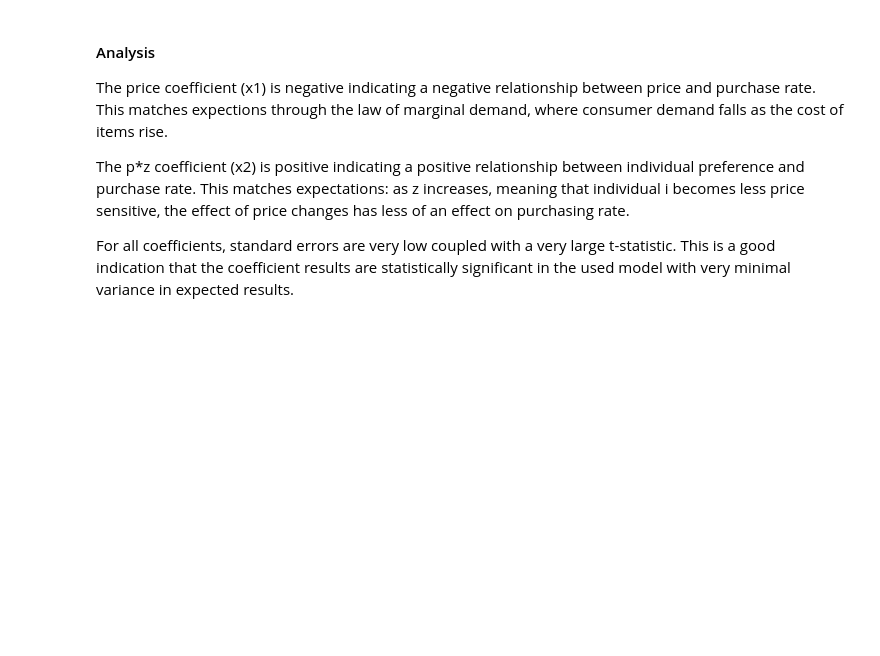
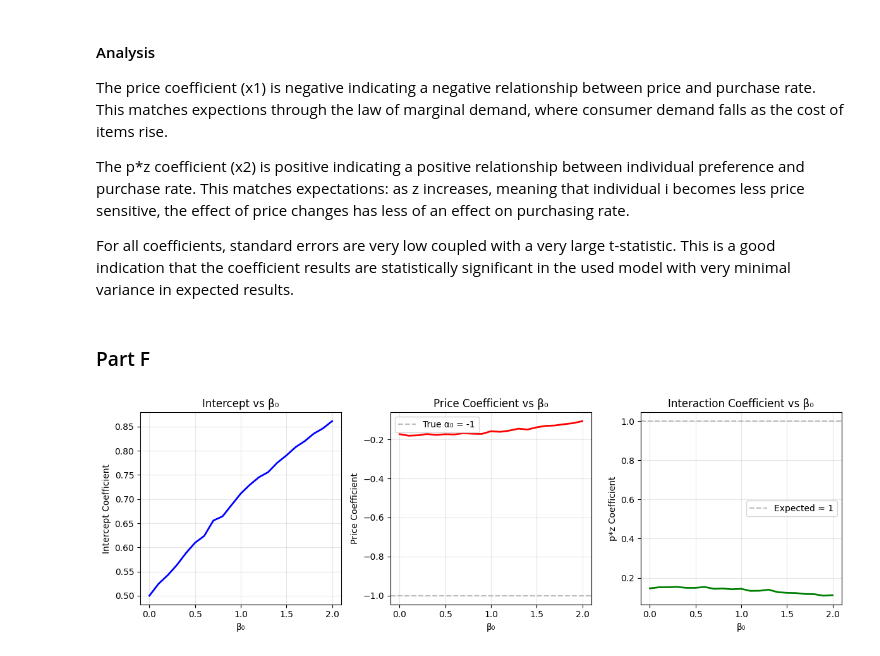
Before and after one commit to 3venthatguy/Coursework-OSU, a Jupyter notebook: ECON_5420/PS4/PS4_4.ipynb, the cells around one changed output. Cells and saved outputs as stored; diff of their text form; code cells hidden in the pictures; blank space fills up the shorter version.

```diff
--- a/ECON_5420/PS4/PS4_4.ipynb
+++ b/ECON_5420/PS4/PS4_4.ipynb
@@ -194,3 +195,54 @@ The price coefficient (x1) is negative indicating a negative relationship betwee
 The p*z coefficient (x2) is positive indicating a positive relationship between individual preference and purchase rate. This matches expectations: as z increases, meaning that individual i becomes less price sensitive, the effect of price changes has less of an effect on purchasing rate.
 
 For all coefficients, standard errors are very low coupled with a very large t-statistic. This is a good indication that the coefficient results are statistically significant in the used model with very minimal variance in expected results.
+# %% [markdown]
+### Part F
+# %%
+N = 10000
+beta_0_values = np.arange(0, 2.1, 0.1)
+
+int_coef = []
+p_coef = []
+pz_coef = []
+
+for beta_0 in beta_0_values:
+    Y, D, u = generate_data(N, beta_0)
+    X = np.column_stack([np.ones(N), D[:, 1], D[:, 1] * D[:, 2]])
+
+    coefficients = sm.OLS(Y, X).fit().params
+
+    int_coef.append(coefficients[0])
+    p_coef.append(coefficients[1])
+    pz_coef.append(coefficients[2])
+# %%
+plt.figure(figsize=(12, 4))
+
+plt.subplot(1, 3, 1)
+plt.plot(beta_0_values, int_coef, 'b-', linewidth=2)
+plt.xlabel('β₀')
+plt.ylabel('Intercept Coefficient')
+plt.title('Intercept vs β₀')
+plt.grid(True, alpha=0.3)
+
+plt.subplot(1, 3, 2)
+plt.plot(beta_0_values, p_coef, 'r-', linewidth=2)
+plt.axhline(y=-1, color='gray', linestyle='--', alpha=0.5, label='True α₀ = -1')
+plt.xlabel('β₀')
+plt.ylabel('Price Coefficient')
+plt.title('Price Coefficient vs β₀')
+plt.legend()
+plt.grid(True, alpha=0.3)
+
+plt.subplot(1, 3, 3)
+plt.plot(beta_0_values, pz_coef, 'g-', linewidth=2)
+plt.axhline(y=1, color='gray', linestyle='--', alpha=0.5, label='Expected ≈ 1')
+plt.xlabel('β₀')
+plt.ylabel('p*z Coefficient')
+plt.title('Interaction Coefficient vs β₀')
+plt.legend()
+plt.grid(True, alpha=0.3)
+
+plt.tight_layout()
+plt.show()
+# %% [output]
+[figure, added]
```
Also changed, not shown: parts of 4 cells of this notebook, 1 other file.
